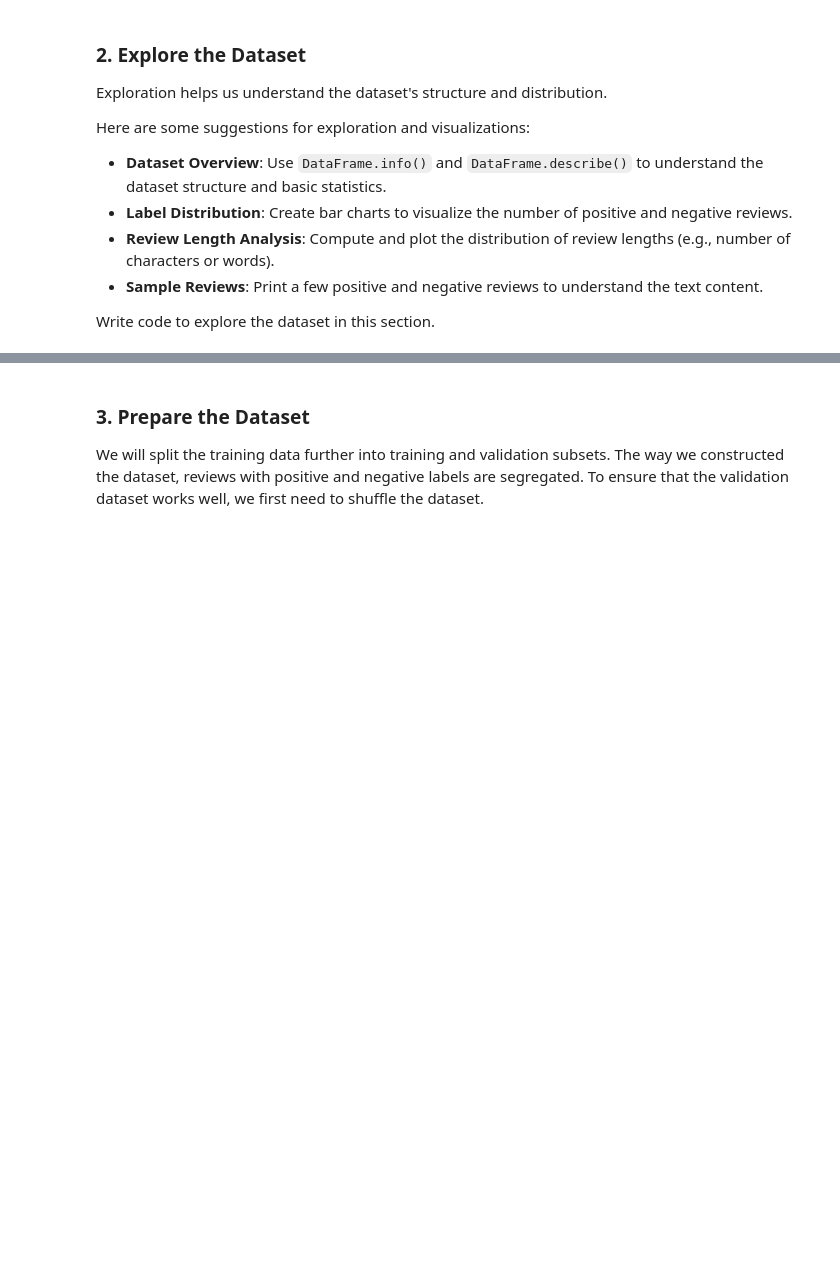
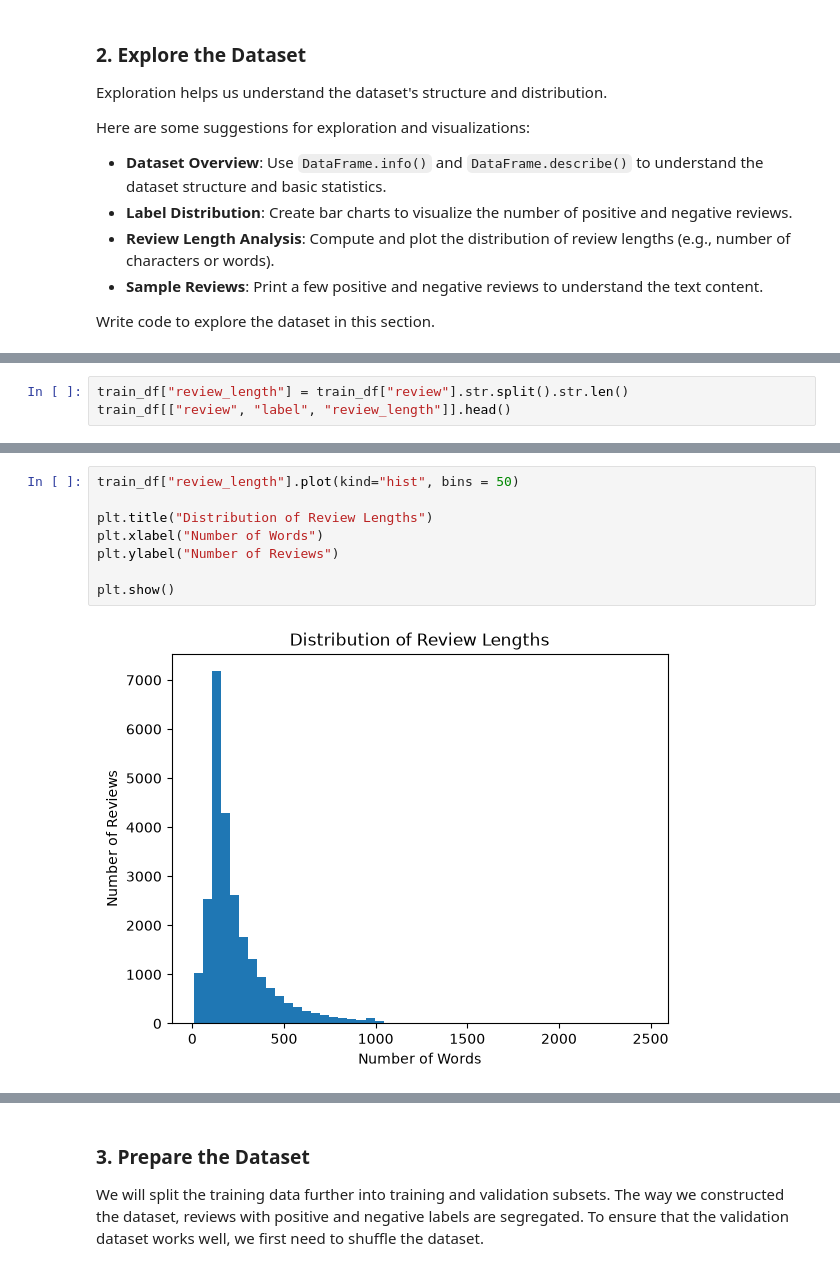
Before and after one commit to LaviniaDragunoi/sentimentscope-imdb-transformer, a Jupyter notebook: starter/SentimentScope_starter.ipynb, the cells around one changed output, grey strips where cells are left out. Drawn from its saved outputs; the diff is of its cells as text; blank space fills up the shorter version.

```diff
--- a/starter/SentimentScope_starter.ipynb
+++ b/starter/SentimentScope_starter.ipynb
@@ -215,0 +289,3 @@ Write code to explore the dataset in this section.
+# %%
+train_df["review_length"] = train_df["review"].str.split().str.len()
+train_df[["review", "label", "review_length"]].head()
@@ -215,0 +311,10 @@ Write code to explore the dataset in this section.
+# %%
+train_df["review_length"].plot(kind="hist", bins = 50)
+
+plt.title("Distribution of Review Lengths")
+plt.xlabel("Number of Words")
+plt.ylabel("Number of Reviews")
+
+plt.show()
+# %% [output]
+[figure, added]
```
Also changed, not shown: parts of 30 cells of this notebook, 1 other file.
